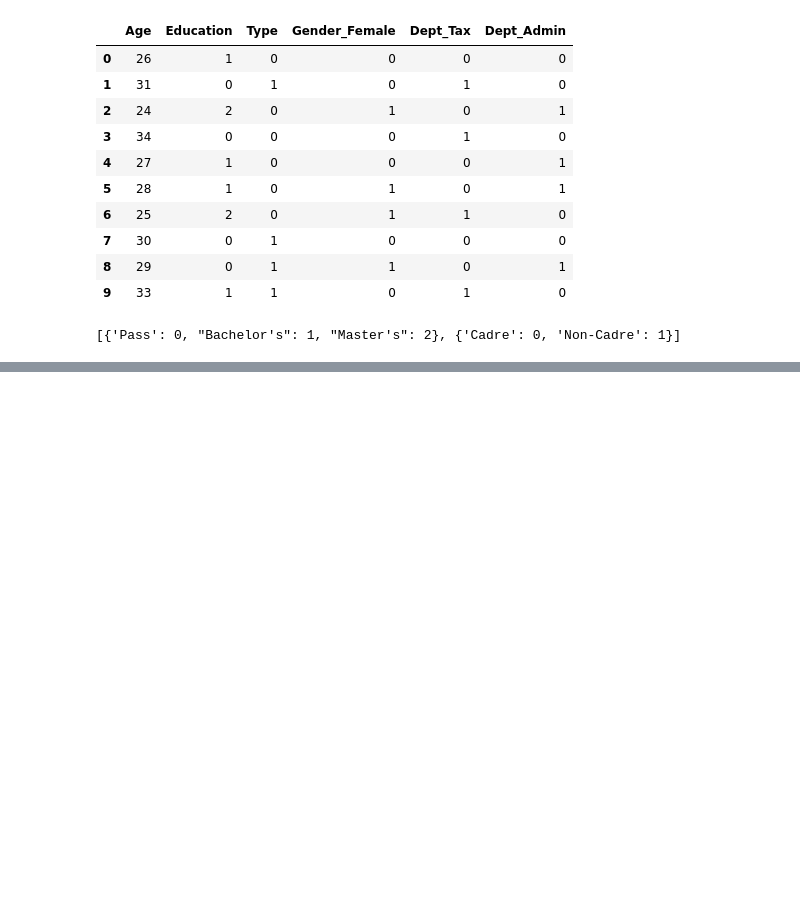
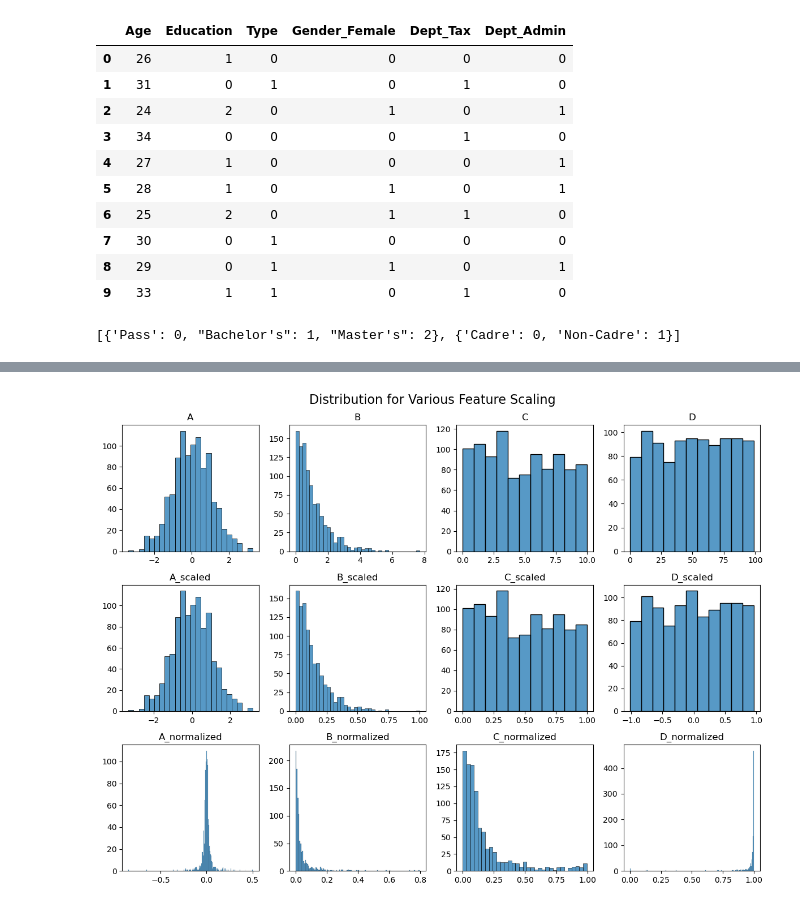
Before and after one commit to MaksudMalik/ML-lib-from-scratch, a Jupyter notebook: playground.ipynb, the cells around one changed output, grey strips where cells are left out. Saved outputs shown, nothing was run; the diff lists cells and outputs as text; code cells hidden in the pictures; blank space fills up the shorter version.

Commit message:
Added_Scalers

```diff
--- a/playground.ipynb
+++ b/playground.ipynb
@@ -227,0 +245,8 @@ ordinalencoder.feature_maps
+# %%
+df = pd.DataFrame({
+    'A': np.random.normal(0, 1, 1000),
+    'B': np.random.exponential(1, 1000),
+    'C': np.random.uniform(0, 10, 1000),
+    'D': np.random.randint(0, 100, 1000)
+})
+df
@@ -227,0 +267,13 @@ ordinalencoder.feature_maps
+# %%
+standard_scaler = StandardScaler()
+minmax_scaler = MinMaxScaler()
+maxabs_scaler = MaxAbsScaler()
+robust_scaler = RobustScaler()
+normalizer = Normalizer()
+# %%
+scaled_df=pd.DataFrame(index=df.index)
+scaled_df['A_scaled'] = standard_scaler.fit_transform(df[['A']])
+scaled_df['B_scaled'] = minmax_scaler.fit_transform(df[['B']])
+scaled_df['C_scaled'] = maxabs_scaler.fit_transform(df[['C']])
+scaled_df['D_scaled'] = robust_scaler.fit_transform(df[['D']])
+scaled_df
@@ -227,0 +294,4 @@ ordinalencoder.feature_maps
+# %%
+norm_rows=normalizer.transform(df)
+normalized_df = pd.DataFrame(norm_rows, columns=df.columns+'_normalized')
+normalized_df
@@ -227,0 +312,18 @@ ordinalencoder.feature_maps
+# %%
+plt.subplots(figsize=(12, 9))
+cols=df.columns.tolist() + scaled_df.columns.tolist() + normalized_df.columns.tolist()
+for i, col in enumerate(cols):
+    plt.subplot(3, 4, i+1)
+    if i<=3:
+        sns.histplot(df[col])
+    elif i<=7:
+        sns.histplot(scaled_df[col])
+    else:
+        sns.histplot(normalized_df[col])
+    plt.xlabel('')  # Remove x-axis label
+    plt.ylabel('')  # Remove y-axis label
+    plt.title(col)
+plt.suptitle('Distribution for Various Feature Scaling', fontsize=16)
+plt.tight_layout()
+# %% [output]
+[figure, added]
```
Also changed, not shown: parts of 17 cells of this notebook, 6 other files.
